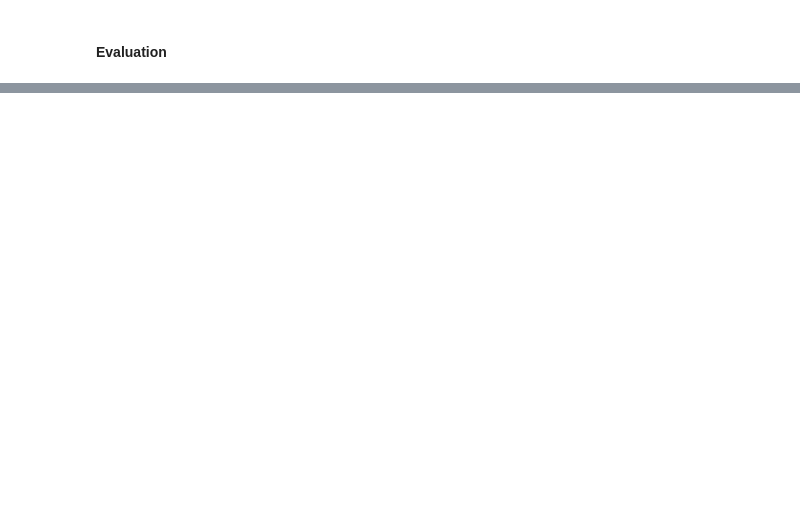
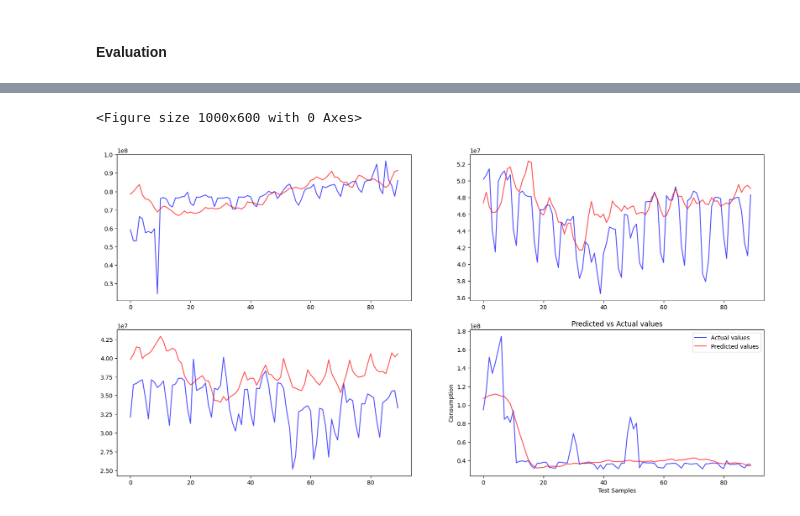
Before and after one commit to yuyanwang03/drop-by-drop, a Jupyter notebook: notebooks/st-gnn.ipynb, the cells around one changed output, grey strips where cells are left out. Drawn from its saved outputs; the diff is of its cells as text; code cells hidden in the pictures; blank space fills up the shorter version.

```diff
--- a/notebooks/st-gnn.ipynb
+++ b/notebooks/st-gnn.ipynb
@@ -795,0 +1046,31 @@ with torch.no_grad():
+# %%
+# Evaluate the model on test data
+model.eval()
+with torch.no_grad():
+    test_predictions = model(X_test).squeeze()
+    test_loss = criterion(test_predictions, y_test)
+    print(f"Test Loss: {test_loss.item():.4f}")
+
+    test_predictions_rescaled = scaler_y.inverse_transform(test_predictions.detach().numpy())
+    test_rescaled = scaler_y.inverse_transform(y_test.detach().numpy())
+
+    # Visualize the results: Predicted vs Actual
+    plt.figure(figsize=(10, 6))
+    fig, ax = plt.subplots(nrows=2, ncols=2, figsize=(20,10))
+
+    for i in range(2):
+        for j in range(2):
+            idx = i + j*7
+            # Plotting the predicted values against the actual values
+            ax[i][j].plot(test_rescaled[idx], label='Actual values', color='blue', alpha=0.7)
+            ax[i][j].plot(test_predictions_rescaled[idx], label='Predicted values', color='red', alpha=0.7)
+
+    # Adding labels and title
+    plt.title('Predicted vs Actual values')
+    plt.xlabel('Test Samples')
+    plt.ylabel('Consumption')
+    plt.legend()
+
+    # Show the plot
+    plt.show()
+# %% [output]
@@ -795,0 +1078,2 @@ with torch.no_grad():
+<Figure size 1000x600 with 0 Axes>
+[figure, added]
```
Also changed, not shown: parts of 21 cells of this notebook.
